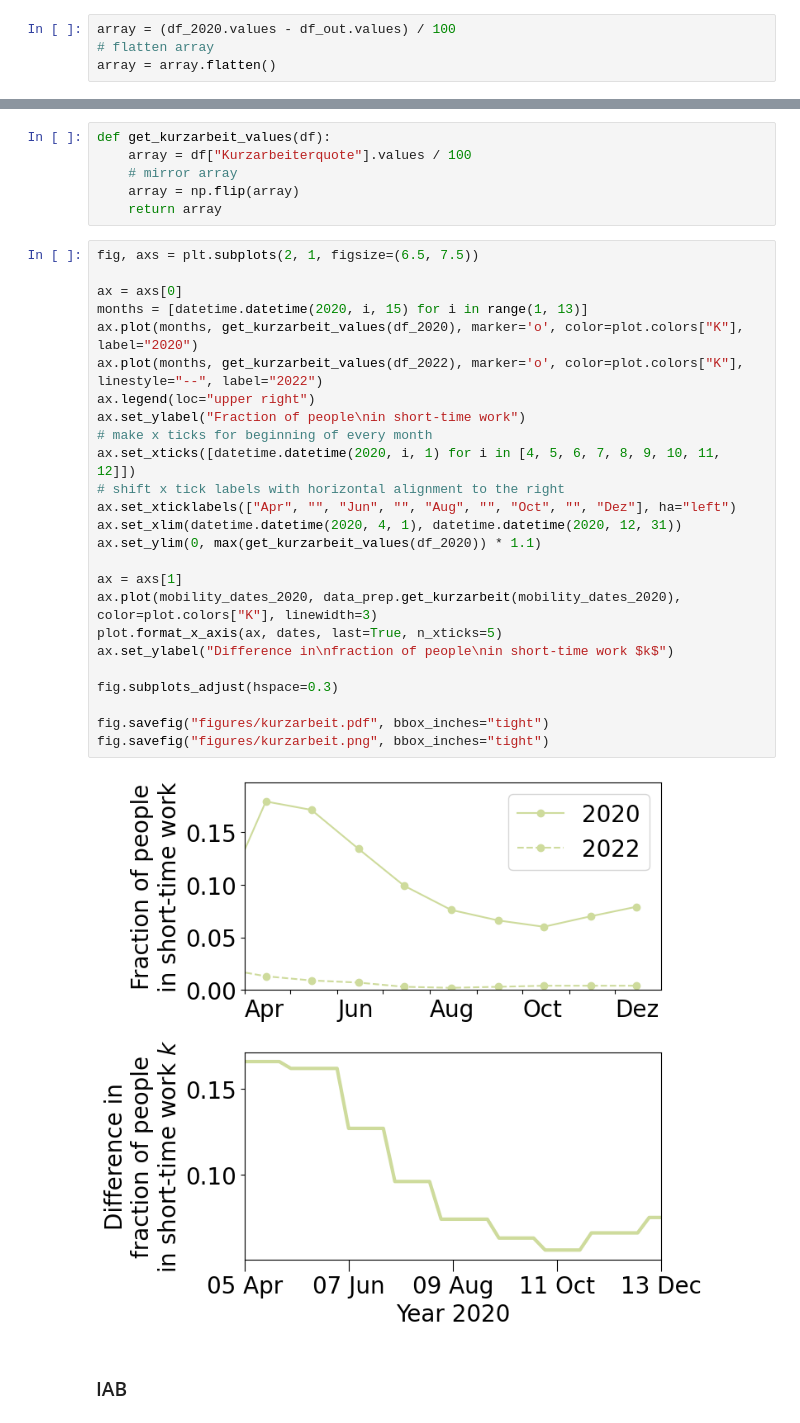
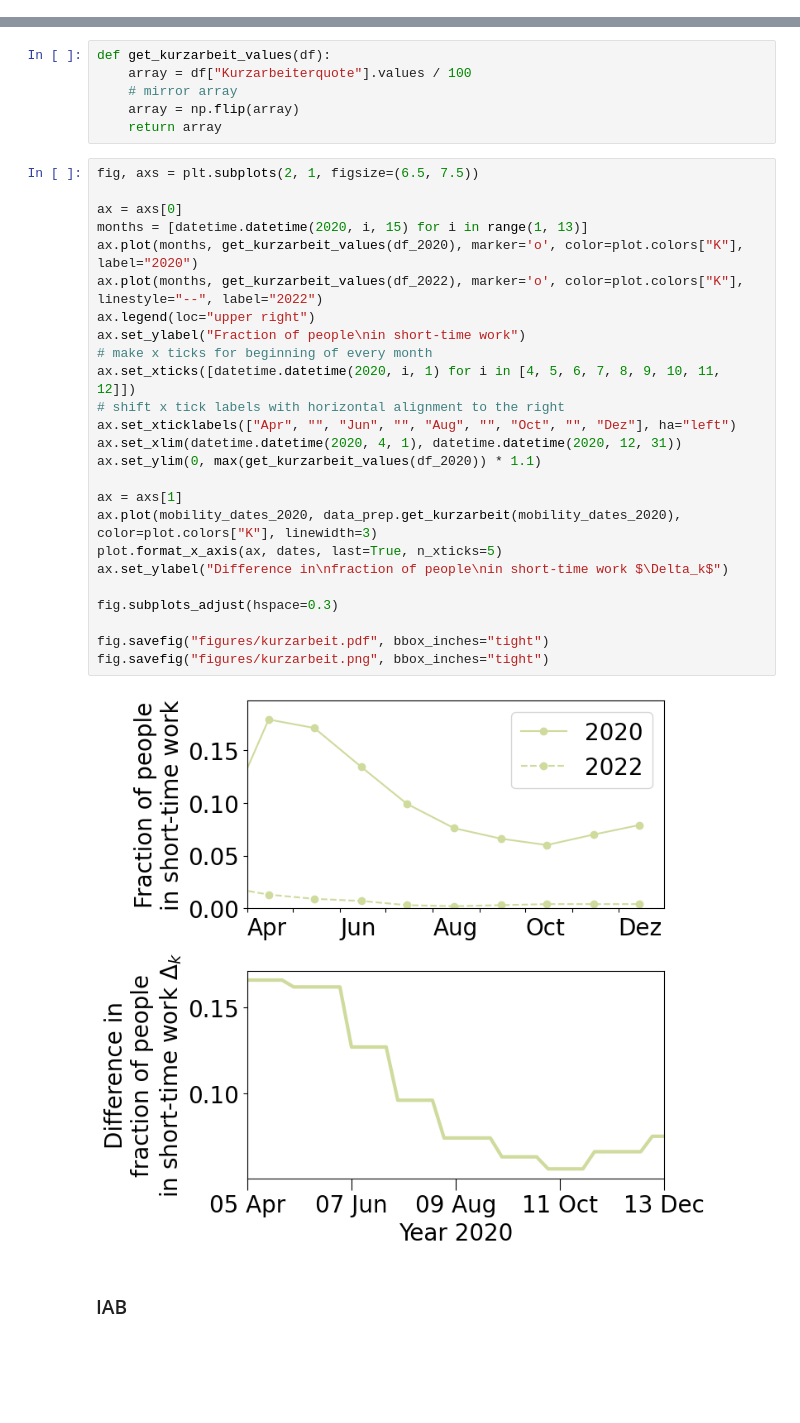
Before and after one commit to Priesemann-Group/mobility_inference, a Jupyter notebook: input_data_analysis.ipynb, the cells around one changed output, grey strips where cells are left out. Drawn from its saved outputs; the diff is of its cells as text; blank space fills up the shorter version.

```diff
--- a/input_data_analysis.ipynb
+++ b/input_data_analysis.ipynb
@@ -904,4 +890,0 @@ fig.savefig("figures/home_office.png", bbox_inches="tight")
-# %%
-array = (df_2020.values - df_out.values) / 100
-# flatten array
-array = array.flatten()
@@ -984,30 +910,30 @@ def get_kurzarbeit_values(df):
 # %%
 fig, axs = plt.subplots(2, 1, figsize=(6.5, 7.5))
 
 ax = axs[0]
 months = [datetime.datetime(2020, i, 15) for i in range(1, 13)]
 ax.plot(months, get_kurzarbeit_values(df_2020), marker='o', color=plot.colors["K"], label="2020")
 ax.plot(months, get_kurzarbeit_values(df_2022), marker='o', color=plot.colors["K"], linestyle="--", label="2022")
 ax.legend(loc="upper right")
 ax.set_ylabel("Fraction of people\nin short-time work")
 # make x ticks for beginning of every month
 ax.set_xticks([datetime.datetime(2020, i, 1) for i in [4, 5, 6, 7, 8, 9, 10, 11, 12]])
 # shift x tick labels with horizontal alignment to the right
 ax.set_xticklabels(["Apr", "", "Jun", "", "Aug", "", "Oct", "", "Dez"], ha="left")
 ax.set_xlim(datetime.datetime(2020, 4, 1), datetime.datetime(2020, 12, 31))
 ax.set_ylim(0, max(get_kurzarbeit_values(df_2020)) * 1.1)
 
 ax = axs[1]
 ax.plot(mobility_dates_2020, data_prep.get_kurzarbeit(mobility_dates_2020), color=plot.colors["K"], linewidth=3)
 plot.format_x_axis(ax, dates, last=True, n_xticks=5)
-ax.set_ylabel("Difference in\nfraction of people\nin short-time work $k$")
+ax.set_ylabel("Difference in\nfraction of people\nin short-time work $\Delta_k$")
 
 fig.subplots_adjust(hspace=0.3)
 
 fig.savefig("figures/kurzarbeit.pdf", bbox_inches="tight")
 fig.savefig("figures/kurzarbeit.png", bbox_inches="tight")
 # %% [output]
-[figure, old version]
+[figure, new version]
 # %% [markdown]
 ### IAB
 # %%
```
Also changed, not shown: parts of 7 cells of this notebook, 4 other files.
